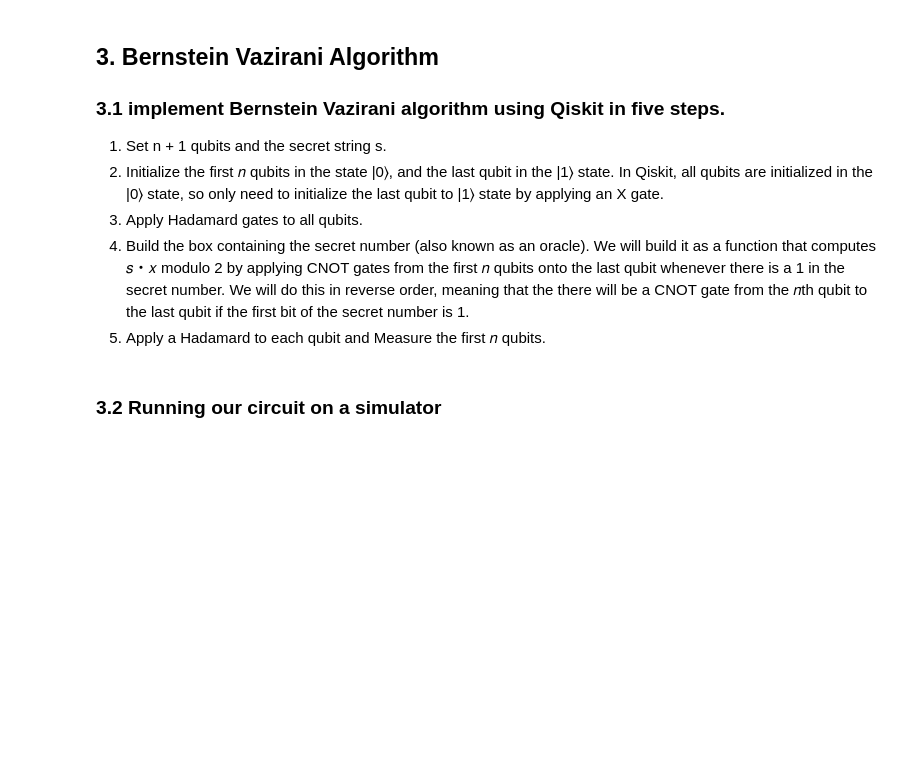
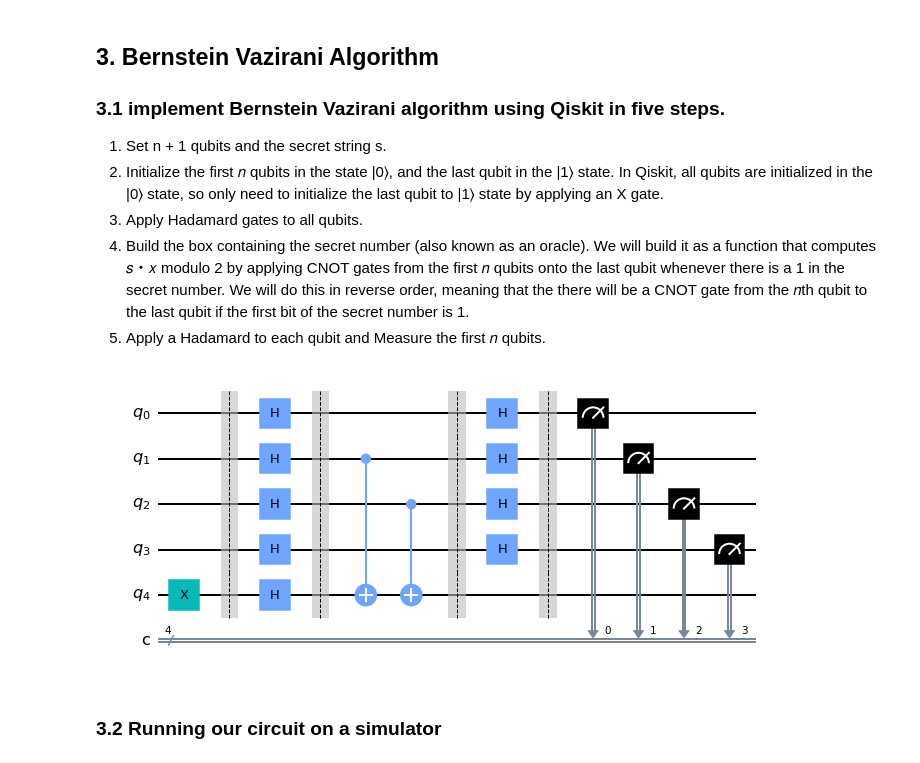
Before and after one commit to veenaiyuri/q-tutorials, a Jupyter notebook: tutorials/deutsch-bernstein-vazirani.ipynb, the cells around one changed output. Drawn from its saved outputs; the diff is of its cells as text; code cells hidden in the pictures; blank space fills up the shorter version.

```diff
--- a/tutorials/deutsch-bernstein-vazirani.ipynb
+++ b/tutorials/deutsch-bernstein-vazirani.ipynb
@@ -320,7 +360,7 @@ from qiskit.providers.ibmq import least_busy
 from qiskit.tools.visualization import plot_histogram
 # %%
 # Step 1　Construct secret binary string
-s = '011001'
+s = '0110'
 
 
 #Create quantum circuit called 'qc'
@@ -332,35 +372,37 @@ qc = QuantumCircuit(n+1,n)
 
 # Step 2　Initialize the last auxiliary qubit to |1⟩
 
 qc.x(n) #apply x gate
 
 qc.barrier() #visual aid
 
 # Step 3 Apply Hadamard Gates
 
-qc.h(range(n)) #Apply hadamard gates to close circuit
+qc.h(range(n+1)) #Apply hadamard gates to close circuit
 
 qc.barrier() #visual aid
 
 
 # Step 4　Build oracle that performs  𝑠・𝑥 modulo 2 by applying CNOT gates
 
 for ii, yesno in enumerate(reversed(s)):
     if yesno == '1':
         qc.cx(ii, n)
 
 qc.barrier() # visual aid
 
 
 # Step 5 Apply hadamard gates on input register and measure
 
-qc.h(range(n+1)) #apply h gates
+qc.h(range(n)) #apply h gates
 
 qc.barrier() #visual aid
 
 qc.measure(range(n), range(n)) #Measure the input n qubits from 0 to n-1 and store the result in a classical register
 
 qc.draw(output='mpl') #draw circuit
+# %% [output]
+[figure, added]
 # %% [markdown]
 ### 3.2 Running our circuit on a simulator
 # %%
```
Also changed, not shown: parts of 27 cells of this notebook.
